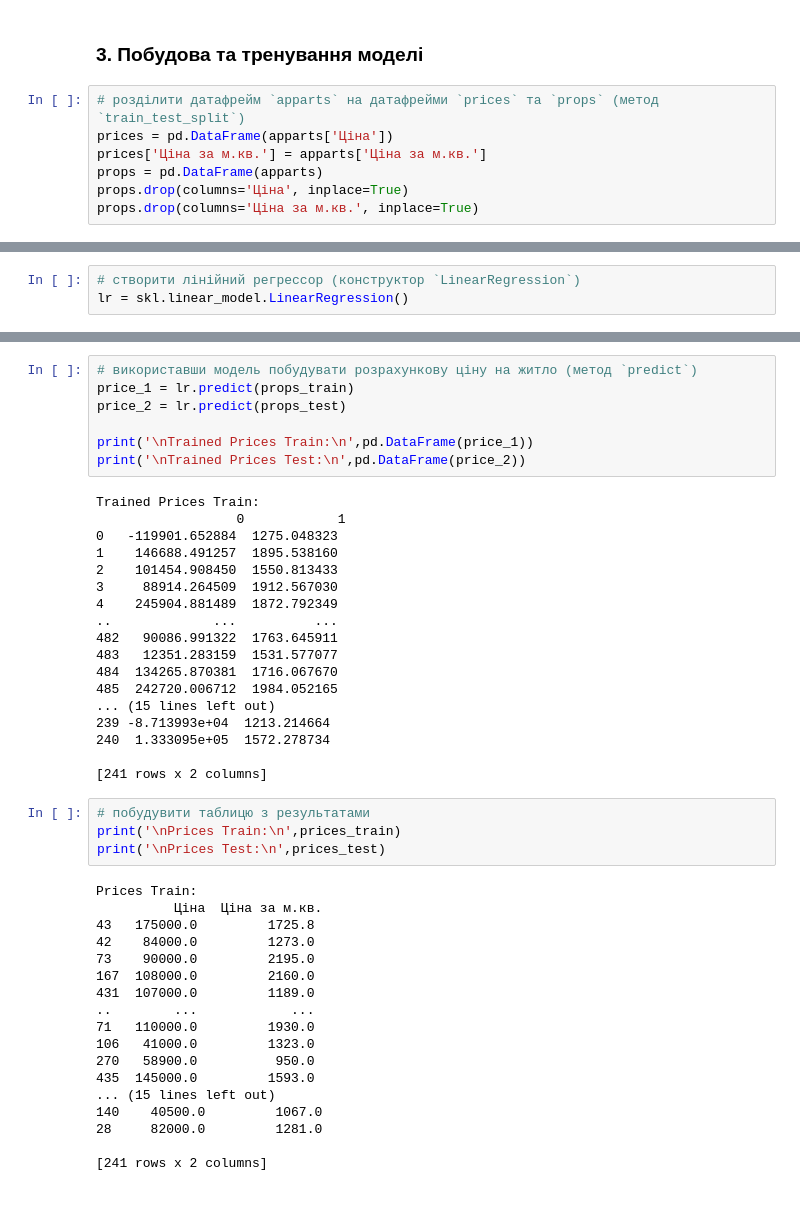
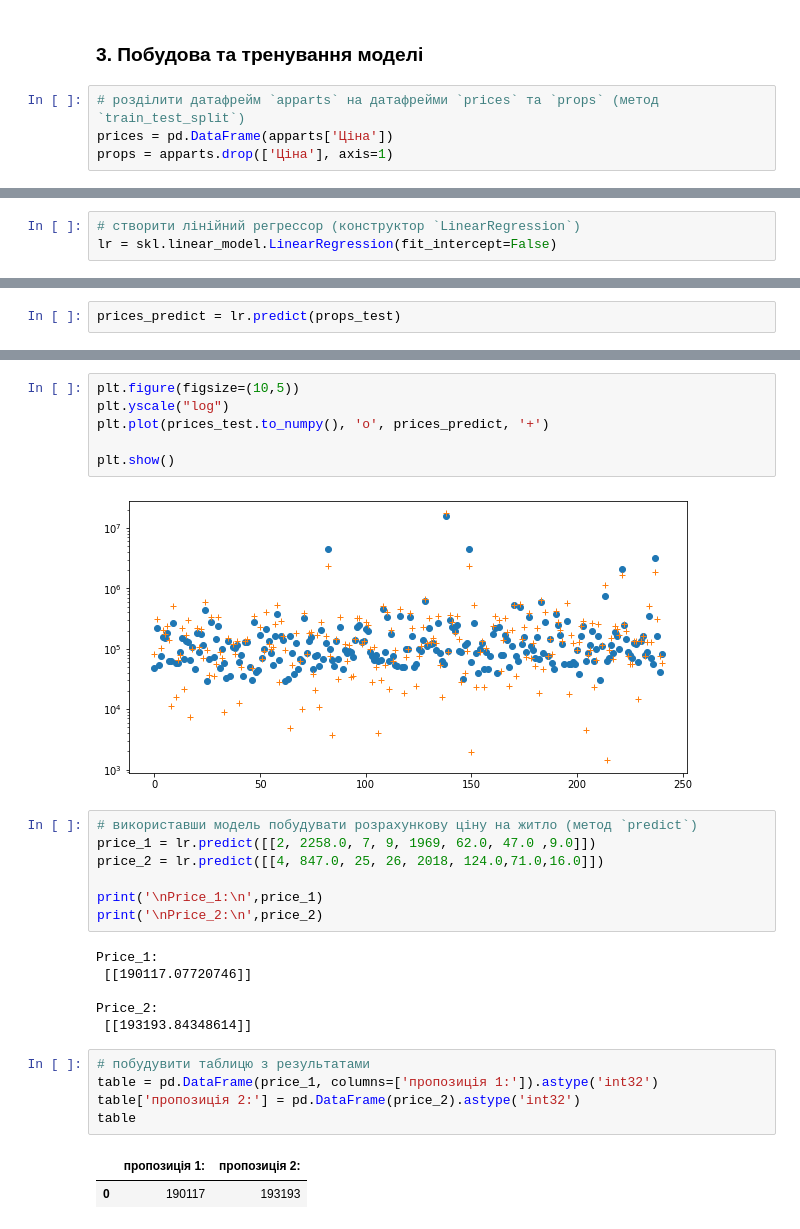
Before and after one commit to Buben-Ruben/Machine-Learning-Labs, a Jupyter notebook: ML-Lab5/!Regression.ipynb, the cells around one changed output, grey strips where cells are left out. Saved outputs shown, nothing was run; the diff lists cells and outputs as text; blank space fills up the shorter version.

```diff
--- a/ML-Lab5/!Regression.ipynb
+++ b/ML-Lab5/!Regression.ipynb
@@ -233,10 +240,7 @@ plt.show()
 # %%
 # розділити датафрейм `apparts` на датафрейми `prices` та `props` (метод `train_test_split`)
 prices = pd.DataFrame(apparts['Ціна'])
-prices['Ціна за м.кв.'] = apparts['Ціна за м.кв.']
-props = pd.DataFrame(apparts)
-props.drop(columns='Ціна', inplace=True)
-props.drop(columns='Ціна за м.кв.', inplace=True)
+props = apparts.drop(['Ціна'], axis=1)
 # %%
 # побудувати тренувальні та тестові датасети (метод `train_test_split`):
 # `prices_train`, `props_train`, `prices_test` та `props_test`
@@ -251,6 +254,6 @@ Length Prices test: 241
 # %%
 # створити лінійний регрессор (конструктор `LinearRegression`)
-lr = skl.linear_model.LinearRegression()
+lr = skl.linear_model.LinearRegression(fit_intercept=False)
 # %%
 # тренувати регресор `lr` (метод `fit`)
 lr.fit(props_train,prices_train)
@@ -273,0 +277,2 @@ lr.score(props_test, prices_test)
+# %%
+prices_predict = lr.predict(props_test)
@@ -274,47 +297,29 @@ lr.score(props_test, prices_test)
+# %%
+plt.figure(figsize=(10,5))
+plt.yscale("log")
+plt.plot(prices_test.to_numpy(), 'o', prices_predict, '+')
+
+plt.show()
+# %% [output]
+[figure, added]
 # %%
 # використавши модель побудувати розрахункову ціну на житло (метод `predict`)
-price_1 = lr.predict(props_train)
-price_2 = lr.predict(props_test)
+price_1 = lr.predict([[2, 2258.0, 7, 9, 1969, 62.0, 47.0 ,9.0]])
+price_2 = lr.predict([[4, 847.0, 25, 26, 2018, 124.0,71.0,16.0]])
 
-print('\nTrained Prices Train:\n',pd.DataFrame(price_1))
-print('\nTrained Prices Test:\n',pd.DataFrame(price_2))
+print('\nPrice_1:\n',price_1)
+print('\nPrice_2:\n',price_2)
 # %% [output]
-Trained Prices Train:
-                  0            1
-0   -119901.652884  1275.048323
-1    146688.491257  1895.538160
-2    101454.908450  1550.813433
-3     88914.264509  1912.567030
-4    245904.881489  1872.792349
-..             ...          ...
-482   90086.991322  1763.645911
-483   12351.283159  1531.577077
-484  134265.870381  1716.067670
-485  242720.006712  1984.052165
-... (15 lines left out)
-239 -8.713993e+04  1213.214664
-240  1.333095e+05  1572.278734
+Price_1:
+ [[190117.07720746]]
 
-[241 rows x 2 columns]
+Price_2:
+ [[193193.84348614]]
 # %%
 # побудувити таблицю з результатами
-print('\nPrices Train:\n',prices_train)
-print('\nPrices Test:\n',prices_test)
+table = pd.DataFrame(price_1, columns=['пропозиція 1:']).astype('int32')
+table['пропозиція 2:'] = pd.DataFrame(price_2).astype('int32')
+table
 # %% [output]
-Prices Train:
-          Ціна  Ціна за м.кв.
-43   175000.0         1725.8
-42    84000.0         1273.0
-73    90000.0         2195.0
-167  108000.0         2160.0
-431  107000.0         1189.0
-..        ...            ...
-71   110000.0         1930.0
-106   41000.0         1323.0
-270   58900.0          950.0
-435  145000.0         1593.0
-... (15 lines left out)
-140    40500.0         1067.0
-28     82000.0         1281.0
-
-[241 rows x 2 columns]
+|  | пропозиція 1: | пропозиція 2: |
+| 0 | 190117 | 193193 |
```
Also changed, not shown: parts of 12 cells of this notebook, 1 other file.
